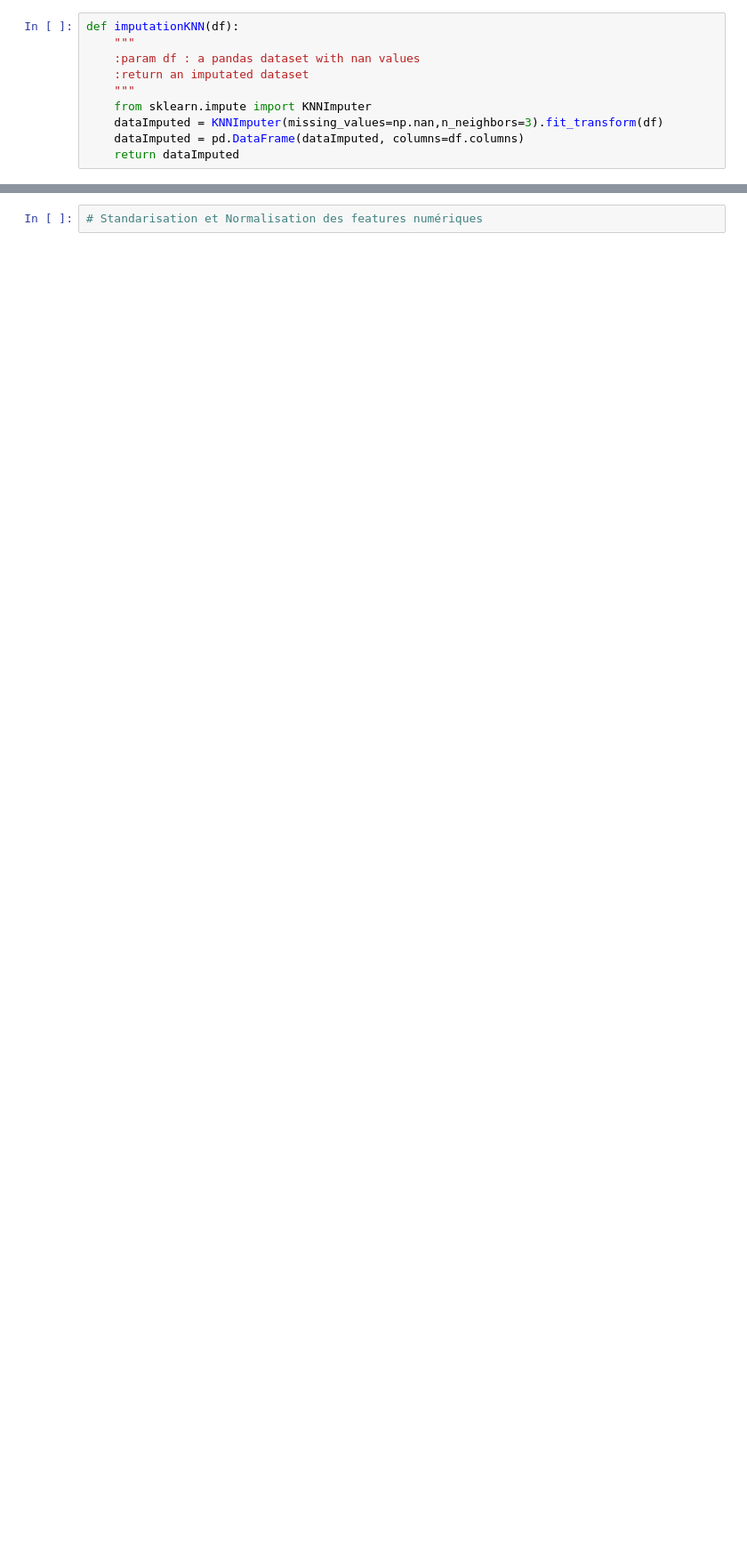
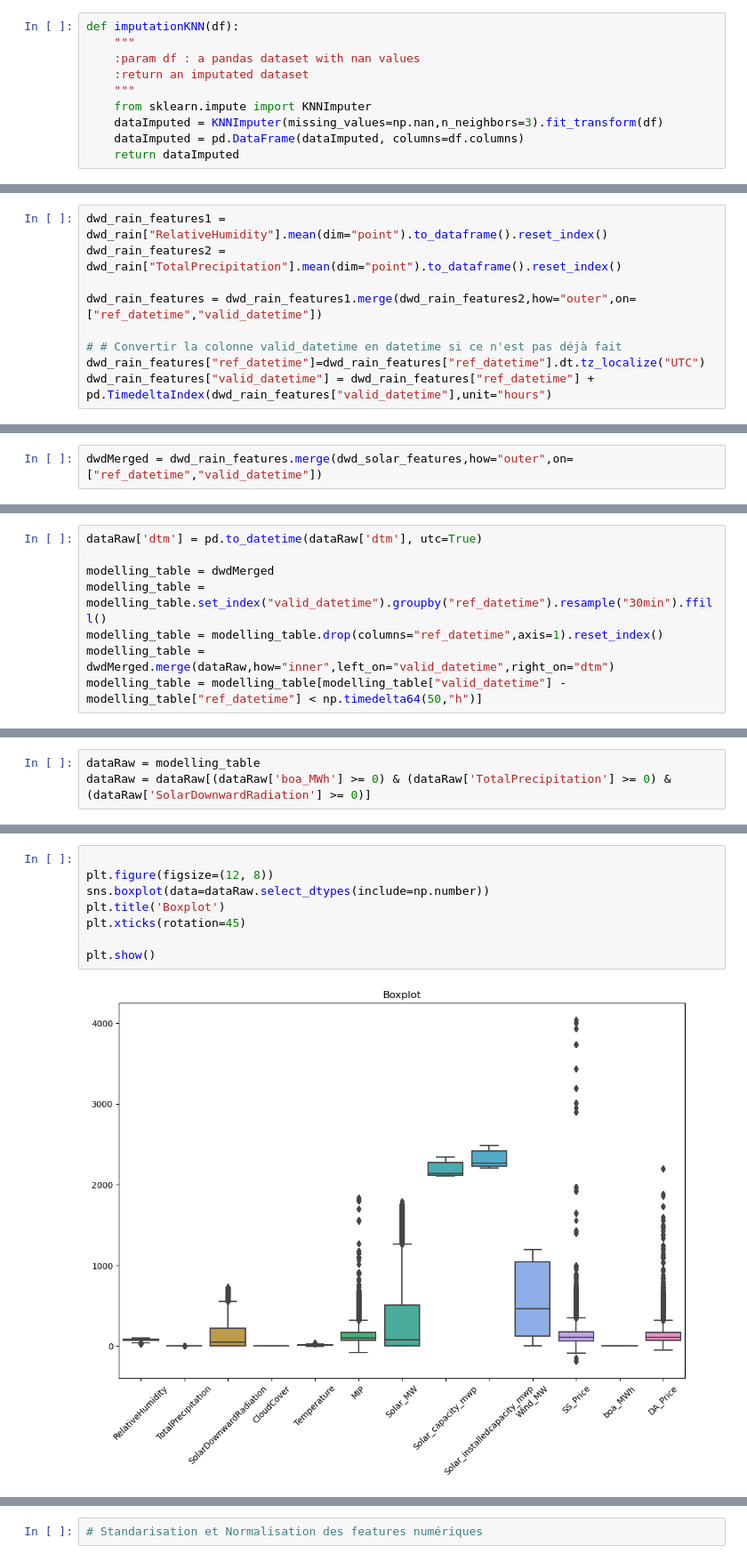
Before and after one commit to znaatcher/ProjectDatascience, a Jupyter notebook: project_trainingSet+Fonctions _2.ipynb, the cells around one changed output, grey strips where cells are left out. Shown at 89% size. Drawn from its saved outputs; the diff is of its cells as text; blank space fills up the shorter version.

```diff
--- a/project_trainingSet+Fonctions _2.ipynb
+++ b/project_trainingSet+Fonctions _2.ipynb
@@ -428,0 +250,9 @@ df['Log_Solar_MW'] = np.log1p(df['Solar_MW'])
+# %%
+dwd_rain_features1 = dwd_rain["RelativeHumidity"].mean(dim="point").to_dataframe().reset_index()
+dwd_rain_features2 = dwd_rain["TotalPrecipitation"].mean(dim="point").to_dataframe().reset_index()
+
+dwd_rain_features = dwd_rain_features1.merge(dwd_rain_features2,how="outer",on=["ref_datetime","valid_datetime"])
+
+# # Convertir la colonne valid_datetime en datetime si ce n'est pas déjà fait
+dwd_rain_features["ref_datetime"]=dwd_rain_features["ref_datetime"].dt.tz_localize("UTC")
+dwd_rain_features["valid_datetime"] = dwd_rain_features["ref_datetime"] + pd.TimedeltaIndex(dwd_rain_features["valid_datetime"],unit="hours")
@@ -428,0 +275,2 @@ df['Log_Solar_MW'] = np.log1p(df['Solar_MW'])
+# %%
+dwdMerged = dwd_rain_features.merge(dwd_solar_features,how="outer",on=["ref_datetime","valid_datetime"])
@@ -428,0 +293,8 @@ df['Log_Solar_MW'] = np.log1p(df['Solar_MW'])
+# %%
+dataRaw['dtm'] = pd.to_datetime(dataRaw['dtm'], utc=True)
+
+modelling_table = dwdMerged
+modelling_table = modelling_table.set_index("valid_datetime").groupby("ref_datetime").resample("30min").ffill()
+modelling_table = modelling_table.drop(columns="ref_datetime",axis=1).reset_index()
+modelling_table = dwdMerged.merge(dataRaw,how="inner",left_on="valid_datetime",right_on="dtm")
+modelling_table = modelling_table[modelling_table["valid_datetime"] - modelling_table["ref_datetime"] < np.timedelta64(50,"h")]
@@ -428,0 +351,3 @@ df['Log_Solar_MW'] = np.log1p(df['Solar_MW'])
+# %%
+dataRaw = modelling_table
+dataRaw = dataRaw[(dataRaw['boa_MWh'] >= 0) & (dataRaw['TotalPrecipitation'] >= 0) & (dataRaw['SolarDownwardRadiation'] >= 0)]
@@ -428,0 +356,10 @@ df['Log_Solar_MW'] = np.log1p(df['Solar_MW'])
+# %%
+
+plt.figure(figsize=(12, 8))
+sns.boxplot(data=dataRaw.select_dtypes(include=np.number))
+plt.title('Boxplot')
+plt.xticks(rotation=45)
+
+plt.show()
+# %% [output]
+[figure, added]
```
Also changed, not shown: parts of 91 cells of this notebook.
